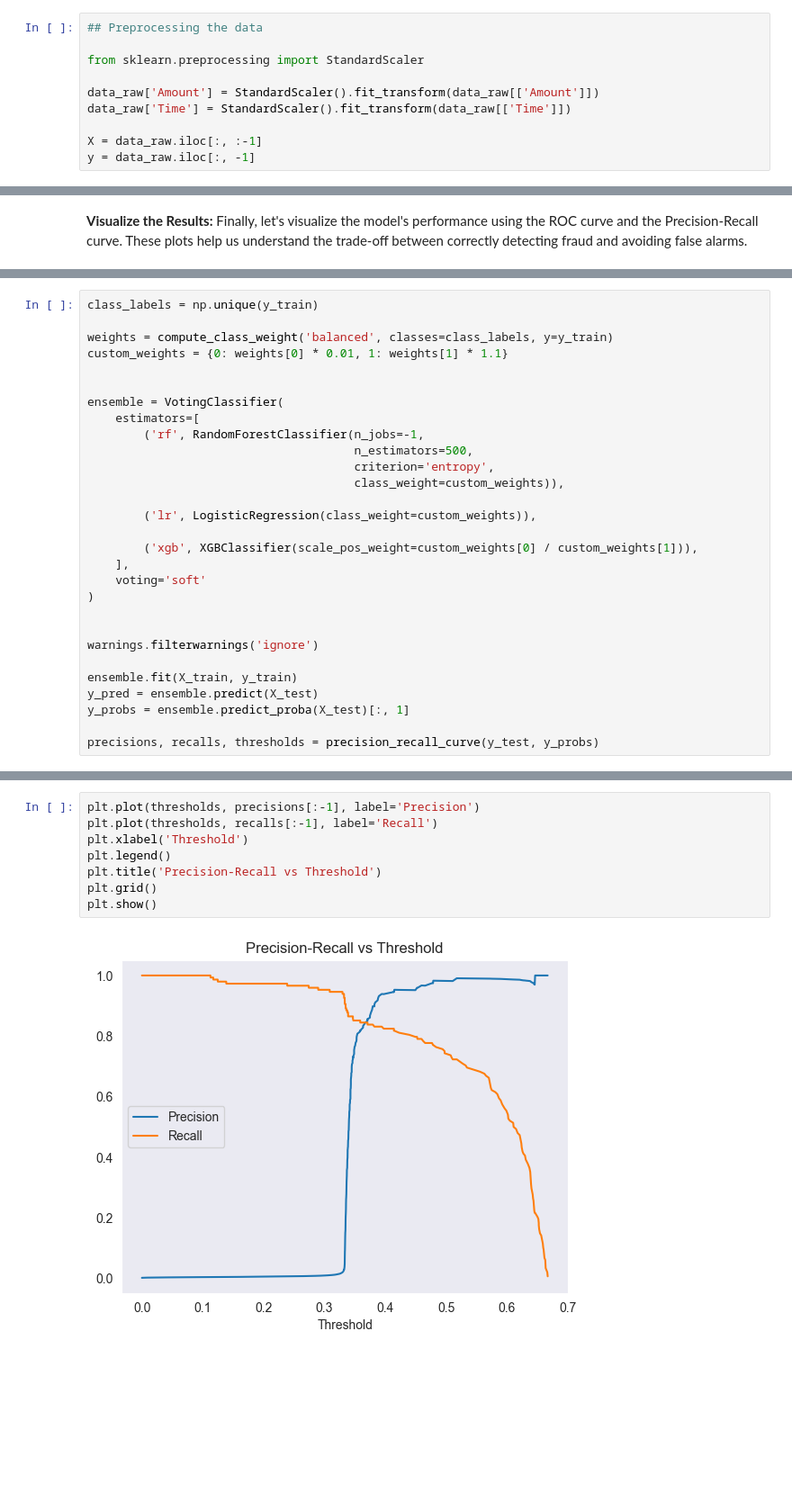
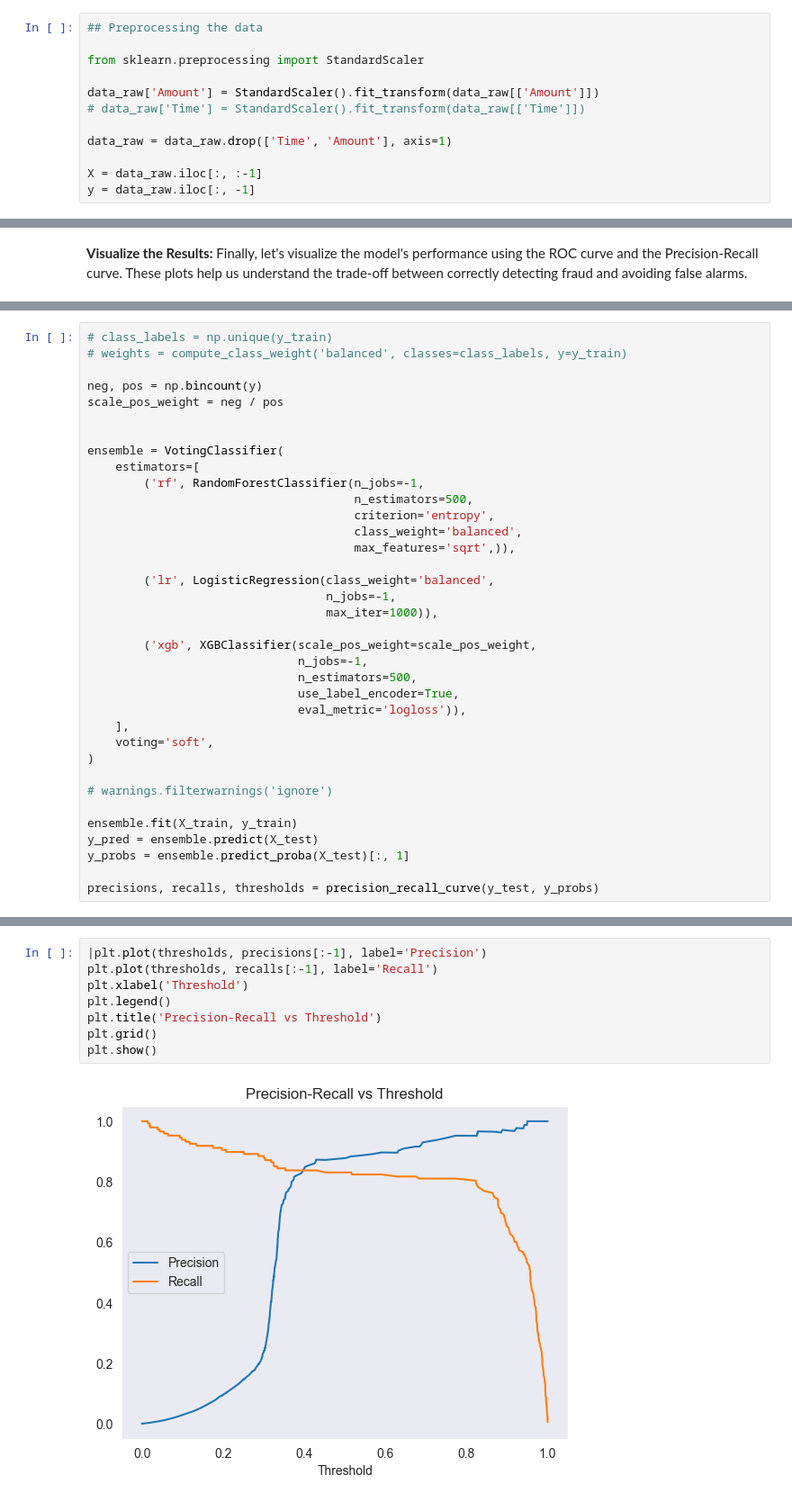
Before and after one commit to Freac231/Credit-Card-Fraud-Detection, a Jupyter notebook: fraud_detection.ipynb, the cells around one changed output, grey strips where cells are left out. Shown: that part at 90% size. Cells and saved outputs as stored; diff of their text form; blank space fills up the shorter version.

```diff
--- a/fraud_detection.ipynb
+++ b/fraud_detection.ipynb
@@ -36,7 +35,9 @@ data_raw
 from sklearn.preprocessing import StandardScaler
 
 data_raw['Amount'] = StandardScaler().fit_transform(data_raw[['Amount']])
-data_raw['Time'] = StandardScaler().fit_transform(data_raw[['Time']])
+# data_raw['Time'] = StandardScaler().fit_transform(data_raw[['Time']])
+
+data_raw = data_raw.drop(['Time', 'Amount'], axis=1)
 
 X = data_raw.iloc[:, :-1]
 y = data_raw.iloc[:, -1]
@@ -223,10 +219,11 @@ from xgboost import XGBClassifier
 
 import warnings
 # %%
-class_labels = np.unique(y_train)
+# class_labels = np.unique(y_train)
+# weights = compute_class_weight('balanced', classes=class_labels, y=y_train)
 
-weights = compute_class_weight('balanced', classes=class_labels, y=y_train)
-custom_weights = {0: weights[0] * 0.01, 1: weights[1] * 1.1}
+neg, pos = np.bincount(y)
+scale_pos_weight = neg / pos
 
 
 ensemble = VotingClassifier(
@@ -234,17 +231,23 @@ ensemble = VotingClassifier(
         ('rf', RandomForestClassifier(n_jobs=-1,
                                       n_estimators=500,
                                       criterion='entropy',
-                                      class_weight=custom_weights)),
+                                      class_weight='balanced',
+                                      max_features='sqrt',)),
 
-        ('lr', LogisticRegression(class_weight=custom_weights)),
+        ('lr', LogisticRegression(class_weight='balanced',
+                                  n_jobs=-1,
+                                  max_iter=1000)),
 
-        ('xgb', XGBClassifier(scale_pos_weight=custom_weights[0] / custom_weights[1])),
+        ('xgb', XGBClassifier(scale_pos_weight=scale_pos_weight,
+                              n_jobs=-1,
+                              n_estimators=500,
+                              use_label_encoder=True,
+                              eval_metric='logloss')),
     ],
-    voting='soft'
+    voting='soft',
 )
 
-
-warnings.filterwarnings('ignore')
+# warnings.filterwarnings('ignore')
 
 ensemble.fit(X_train, y_train)
 y_pred = ensemble.predict(X_test)
@@ -268,10 +269,10 @@ weighted avg       1.00      1.00      1.00     85443
 # %%
-plt.plot(thresholds, precisions[:-1], label='Precision')
+|plt.plot(thresholds, precisions[:-1], label='Precision')
 plt.plot(thresholds, recalls[:-1], label='Recall')
 plt.xlabel('Threshold')
 plt.legend()
 plt.title('Precision-Recall vs Threshold')
 plt.grid()
 plt.show()
 # %% [output]
-[figure, old version]
+[figure, new version]
```
Also changed, not shown: parts of 14 cells of this notebook, 10 other files.
